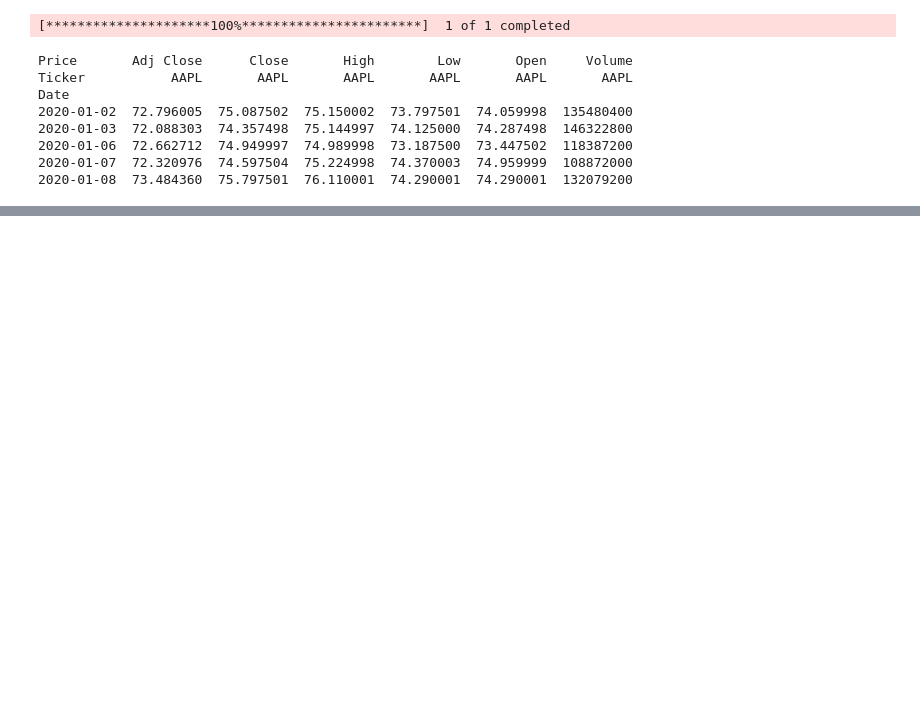
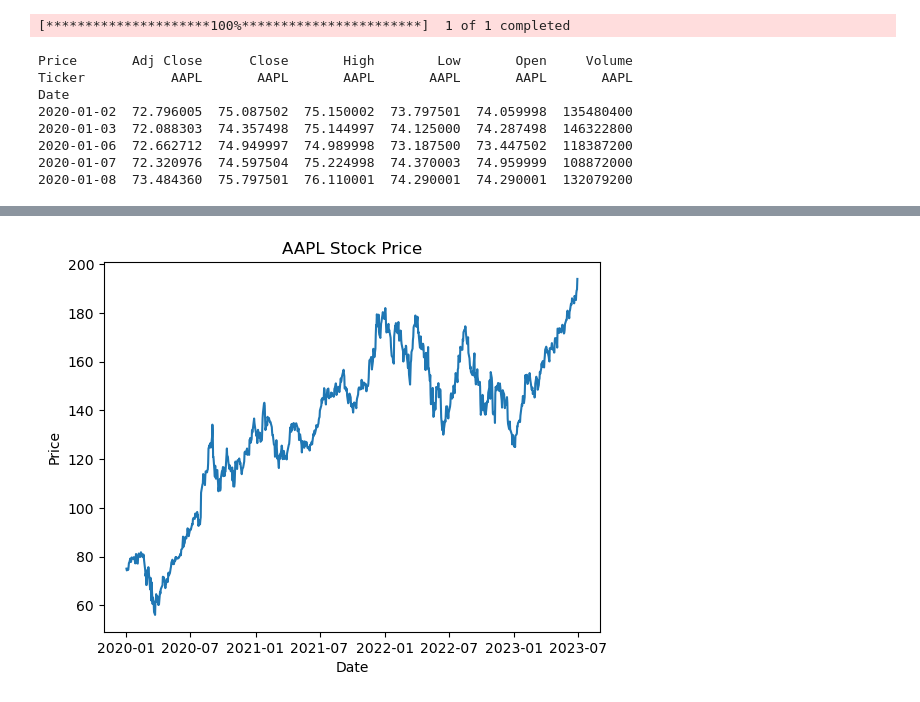
Before and after one commit to leotjutju/learning, a Jupyter notebook: 量化测试.ipynb, the cells around one changed output, grey strips where cells are left out. Drawn from its saved outputs; the diff is of its cells as text; code cells hidden in the pictures; blank space fills up the shorter version.

```diff
--- a/量化测试.ipynb
+++ b/量化测试.ipynb
@@ -15,5 +15,11 @@ Date
 2020-01-07  72.320976  74.597504  75.224998  74.370003  74.959999  108872000
 2020-01-08  73.484360  75.797501  76.110001  74.290001  74.290001  132079200
 # %%
-pip install yfinance
+git clone https://github.com/<owner>/<repo>.gitimport matplotlib.pyplot as plt
+# 绘制苹果公司股价的折线图
+plt.plot(data['Close'])
+plt.title('AAPL Stock Price')
+plt.xlabel('Date')
+plt.ylabel('Price')
+plt.show()
 # %% [output]
@@ -36,0 +26 @@ Note: you may need to restart the kernel to use updated packages.
+[figure, added]
```
Also changed, not shown: parts of 1 cell of this notebook.
